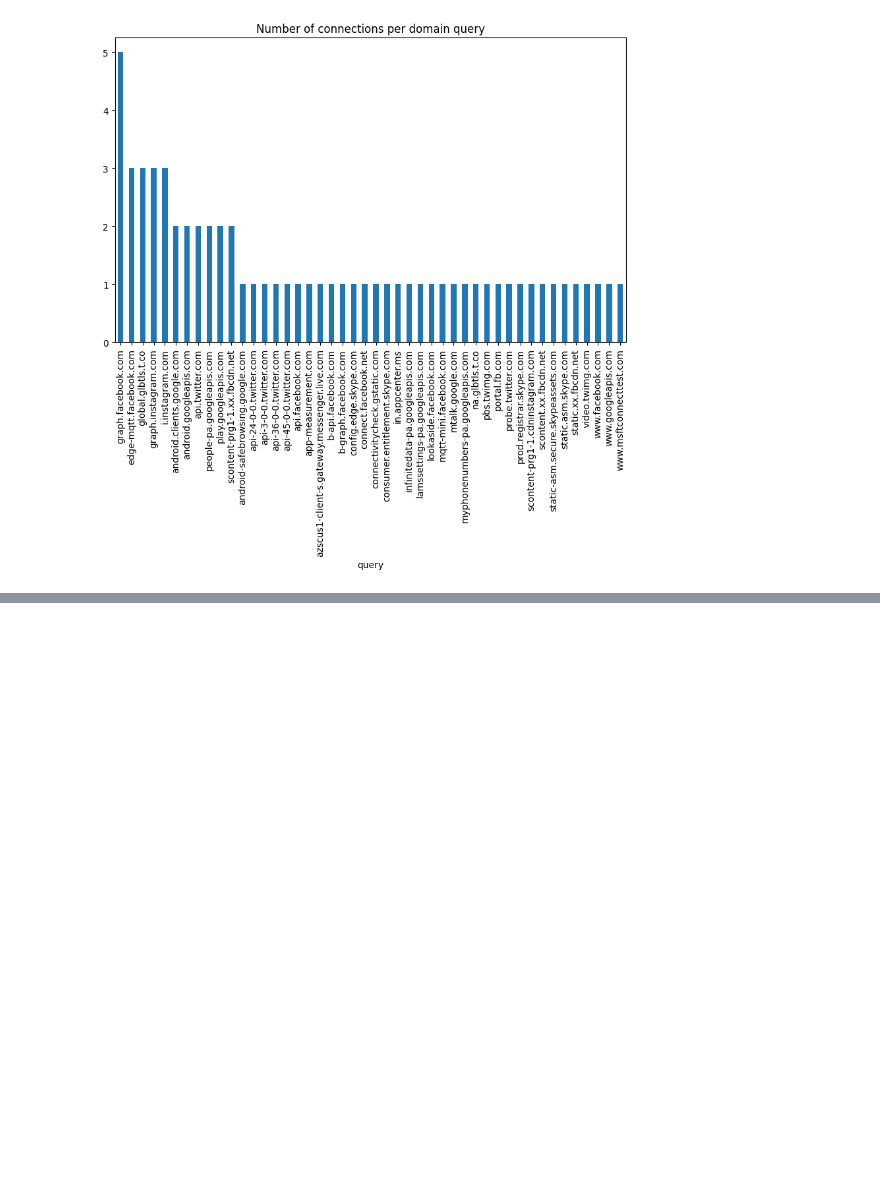
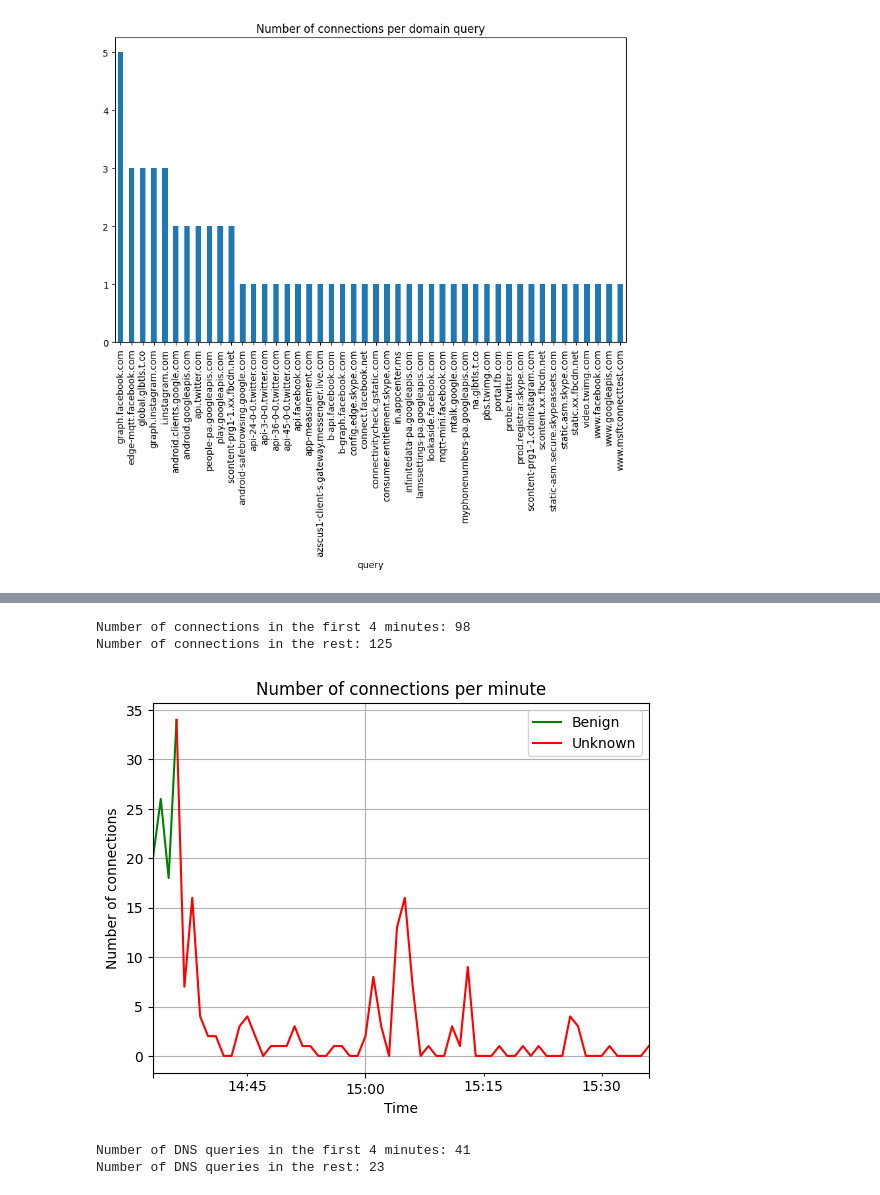
Before and after one commit to JakubTehlar/stratosphere_ml_challenge, a Jupyter notebook: analysis.ipynb, the cells around one changed output, grey strips where cells are left out. Saved outputs shown, nothing was run; the diff lists cells and outputs as text; code cells hidden in the pictures; blank space fills up the shorter version.

```diff
--- a/analysis.ipynb
+++ b/analysis.ipynb
@@ -121,0 +139,4 @@ Text(0.5, 1.0, 'Number of connections per domain query')
+# %%
+# Connections & DNS queries per minute
+conns_per_min = conn_df.set_index("ts").resample("1min").size()
+conns_per_min
@@ -121,0 +157,38 @@ Text(0.5, 1.0, 'Number of connections per domain query')
+# %%
+# Connections per minute in the first 4 minutes
+conns_per_min[:4]
+num_conns_benign = conns_per_min[:4].sum()
+print(f"Number of connections in the first 4 minutes: {num_conns_benign}")
+
+# Connections per minute for the rest
+num_conns_unknown = conns_per_min[4:].sum()
+print(f"Number of connections in the rest: {num_conns_unknown}")
+# %% [output]
+Number of connections in the first 4 minutes: 98
+Number of connections in the rest: 125
+# %%
+# Plotting connections per minute
+conns_per_min[:4].plot(label="Benign", color="green")
+conns_per_min[3:].plot(label="Unknown", color="red")
+plt.title("Number of connections per minute")
+plt.xlabel("Time")
+plt.ylabel("Number of connections")
+plt.legend()
+plt.grid()
+plt.show()
+# %% [output]
+[figure, added]
+# %%
+# DNS queries per minute
+dns_per_min = dns_df.set_index("ts").resample("1min").size()
+
+# DNS queries per minute in the first 4 minutes
+num_dns_benign = dns_per_min[:4].sum()
+print(f"Number of DNS queries in the first 4 minutes: {num_dns_benign}")
+
+# DNS queries per minute for the rest
+num_dns_unknown = dns_per_min[4:].sum()
+print(f"Number of DNS queries in the rest: {num_dns_unknown}")
+# %% [output]
+Number of DNS queries in the first 4 minutes: 41
+Number of DNS queries in the rest: 23
```
Also changed, not shown: parts of 27 cells of this notebook.
